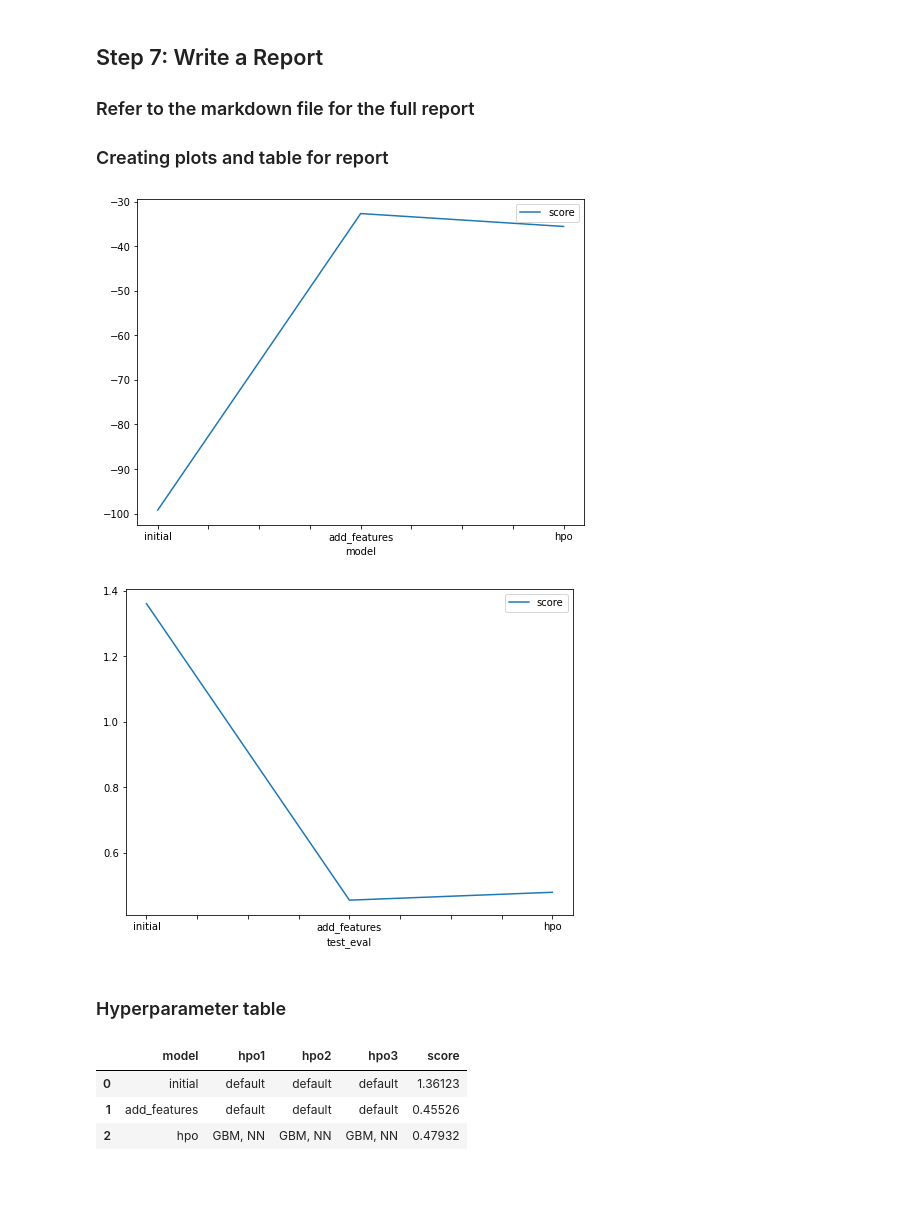
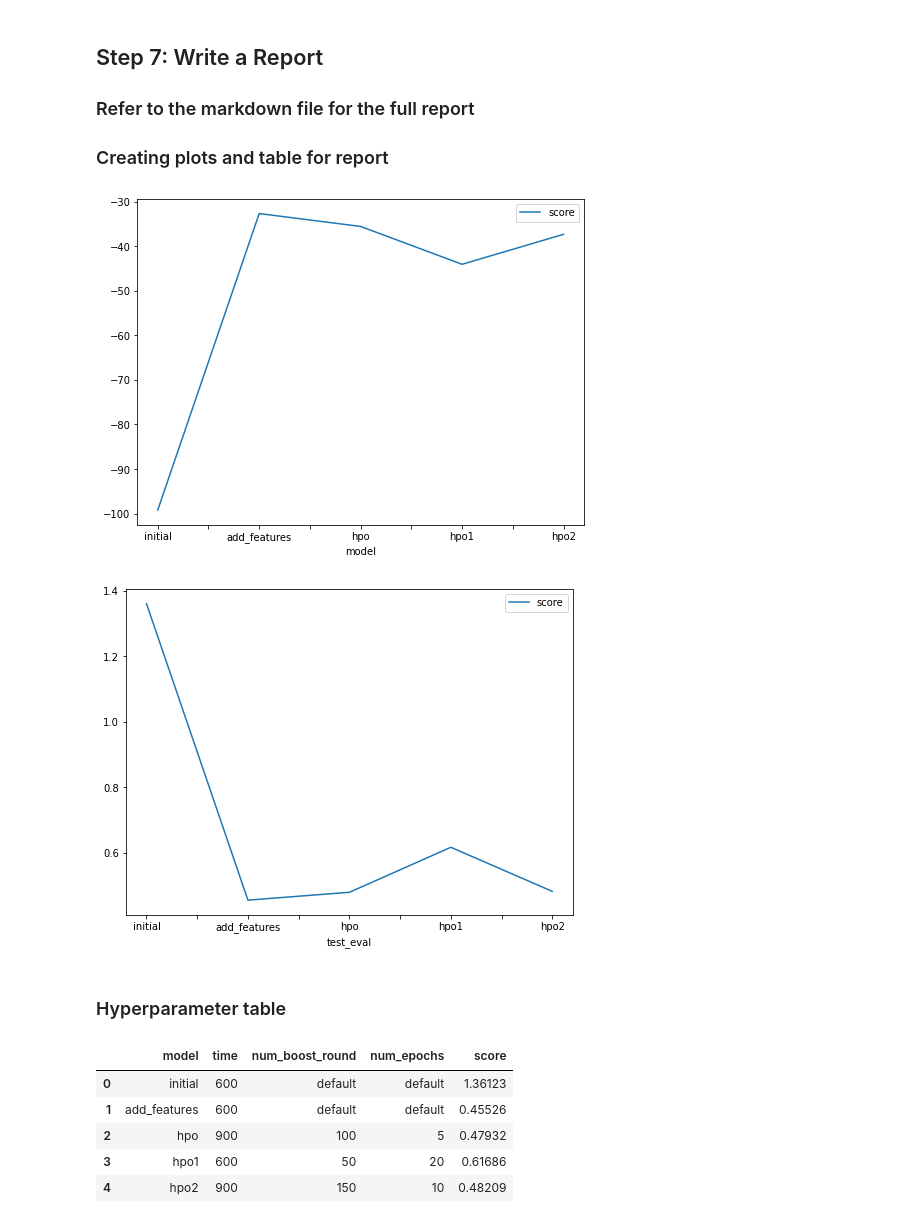
Before and after one commit to alathiya/Bike-Sharing-Pattern, a Jupyter notebook: project_template.ipynb, the cells around one changed output. Saved outputs shown, nothing was run; the diff lists cells and outputs as text; code cells hidden in the pictures; blank space fills up the shorter version.

```diff
--- a/project_template.ipynb
+++ b/project_template.ipynb
@@ -829,37 +1263,39 @@ submission.csv               2021-07-19 22:50:06  first raw submission
 # You can create these in the notebook and save them to PNG or use some other tool (e.g. google sheets, excel)
 fig = pd.DataFrame(
     {
-        "model": ["initial", "add_features", "hpo"],
-        "score": [-99.208281, -32.675883, -35.569491]
+        "model": ["initial", "add_features", "hpo", "hpo1", "hpo2"],
+        "score": [-99.208281, -32.675883, -35.569491, -44.056831,-37.332724]
     }
 ).plot(x="model", y="score", figsize=(8, 6)).get_figure()
 fig.savefig('model_train_score.png')
 # %% [output]
-[figure, old version]
+[figure, new version]
 # %%
 # Take the 3 kaggle scores and creating a line plot to show improvement
 fig = pd.DataFrame(
     {
-        "test_eval": ["initial", "add_features", "hpo"],
-        "score": [1.36123, 0.45526, 0.47932]
+        "test_eval": ["initial", "add_features", "hpo", "hpo1", "hpo2"],
+        "score": [1.36123, 0.45526, 0.47932, 0.61686, 0.48209]
     }
 ).plot(x="test_eval", y="score", figsize=(8, 6)).get_figure()
 fig.savefig('model_test_score.png')
 # %% [output]
-[figure, old version]
+[figure, new version]
 # %% [markdown]
 ### Hyperparameter table
 # %%
 # The 3 hyperparameters we tuned with the kaggle score as the result
 pd.DataFrame({
-    "model": ["initial", "add_features", "hpo"],
-    "hpo1": ['default', 'default', 'GBM, NN'],
-    "hpo2": ['default', 'default', 'GBM, NN'],
-    "hpo3": ['default', 'default', 'GBM, NN'],
-    "score": [1.36123, 0.45526, 0.47932]
+    "model": ["initial", "add_features", "hpo", "hpo1", "hpo2"],
+    "time": ['600', '600', '900', '600', '900'],
+    "num_boost_round": ['default', 'default', '100', '50', '150'],
+    "num_epochs": ['default', 'default', '5', '20', '10'],
+    "score": [1.36123, 0.45526, 0.47932, 0.61686, 0.48209]
 })
 # %% [output]
-|  | model | hpo1 | hpo2 | hpo3 | score |
-| 0 | initial | default | default | default | 1.36123 |
-| 1 | add_features | default | default | default | 0.45526 |
-| 2 | hpo | GBM, NN | GBM, NN | GBM, NN | 0.47932 |
+|  | model | time | num_boost_round | num_epochs | score |
+| 0 | initial | 600 | default | default | 1.36123 |
+| 1 | add_features | 600 | default | default | 0.45526 |
+| 2 | hpo | 900 | 100 | 5 | 0.47932 |
+| 3 | hpo1 | 600 | 50 | 20 | 0.61686 |
+| 4 | hpo2 | 900 | 150 | 10 | 0.48209 |
```
Also changed, not shown: parts of 21 cells of this notebook.
